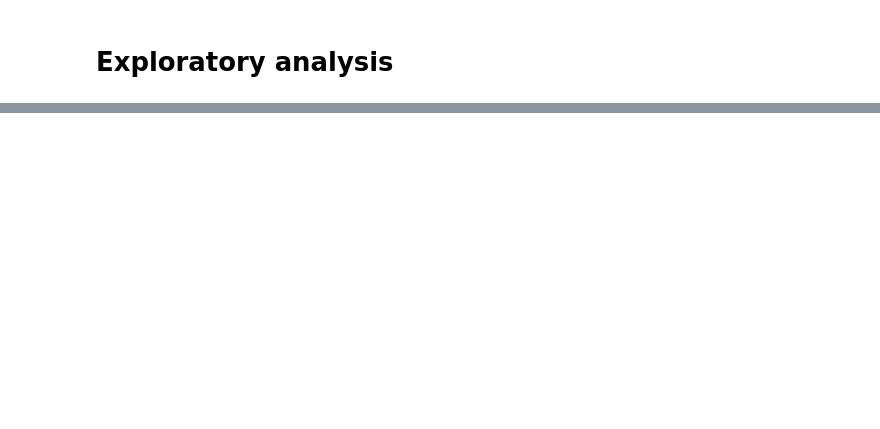
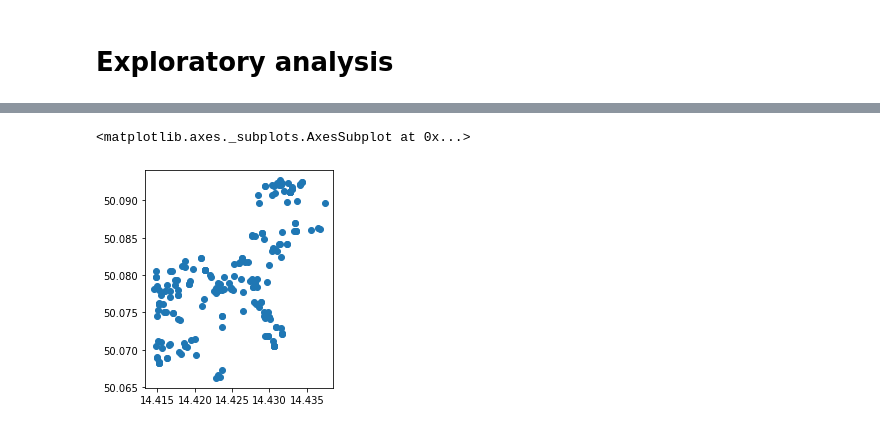
Before and after one commit to luutomas/PythonProject, a Jupyter notebook: Project_str.ipynb, the cells around one changed output, grey strips where cells are left out. Saved outputs shown, nothing was run; the diff lists cells and outputs as text; code cells hidden in the pictures; blank space fills up the shorter version.

```diff
--- a/Project_str.ipynb
+++ b/Project_str.ipynb
@@ -357,0 +343,11 @@ memory usage: 49.2+ KB
+# %%
+NM_rent_formated = NM_rent.copy(deep = True)
+NM_rent_formated['Plocha:'] = NM_rent['Plocha:'].str.replace('.', '').str.extract('(\d+)').astype(float)
+NM_rent_formated['Cena:'] = NM_rent['Cena:'].str.replace('.', '').str.extract('(\d+)').astype(float)
+NM_rent_formated['Poplatky:'] = NM_rent['Poplatky:'].str.replace('.', '').str.extract('(\d+)').astype(float)
+NM_rent_formated['Výtah:'] = NM_rent['Výtah:'].replace('Ano', True).replace('Ne',False)
+NM_rent_formated['Terasa:'] = NM_rent['Terasa:'].replace('Ano', True).replace('Ne',False)
+NM_rent_formated['Balkón:'] = NM_rent['Balkón:'].replace('Ano', True).replace('Ne',False)
+NM_rent_formated['Garáž:'] = NM_rent['Garáž:'].replace('Ano', True).replace('Ne',False)
+NM_rent_formated['lat'] = NM_rent['lat'].astype(float)
+NM_rent_formated['long:'] = NM_rent['long'].astype(float)
@@ -514,0 +466,3 @@ plt.show()
+# %%
+NM_rent_formated_geo = NM_rent_formated[['lat', 'long']].astype(float)
+NM_rent_formated_geo.head()
@@ -514,0 +477,3 @@ plt.show()
+# %%
+gdf = geopandas.GeoDataFrame(NM_rent_formated_geo, geometry = geopandas.points_from_xy(NM_rent_formated_geo['long'], NM_rent_formated_geo['lat']))
+gdf.head()
@@ -514,0 +488,5 @@ plt.show()
+# %%
+gdf.plot()
+# %% [output]
+<matplotlib.axes._subplots.AxesSubplot at 0x...>
+[figure, added]
```
Also changed, not shown: parts of 26 cells of this notebook.
